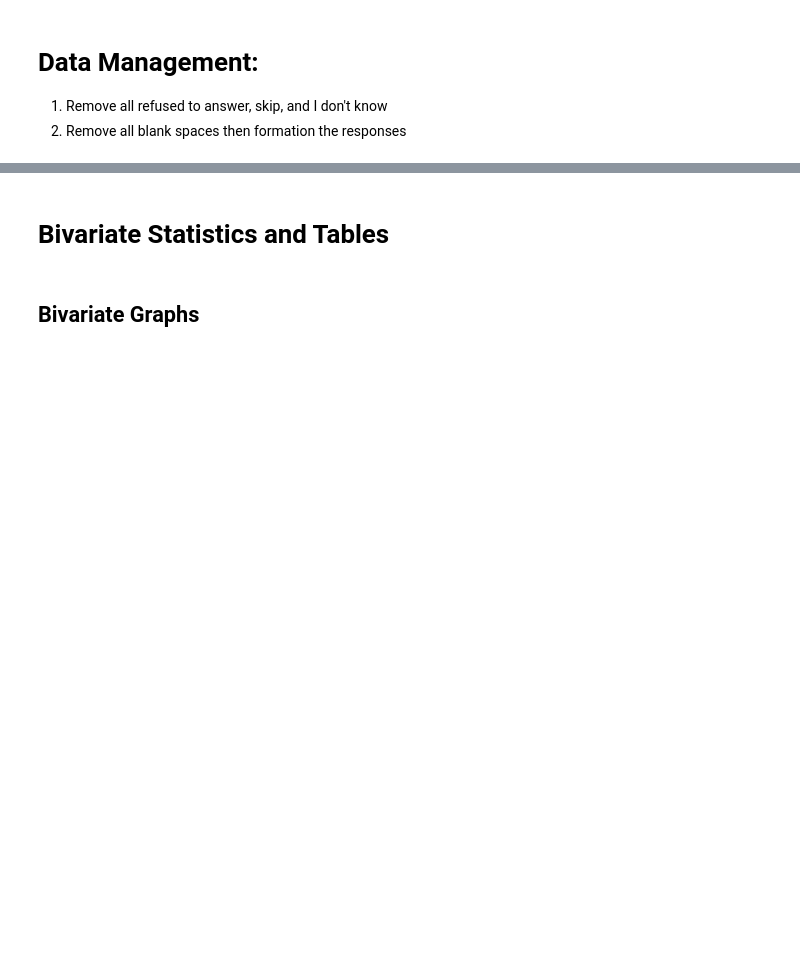
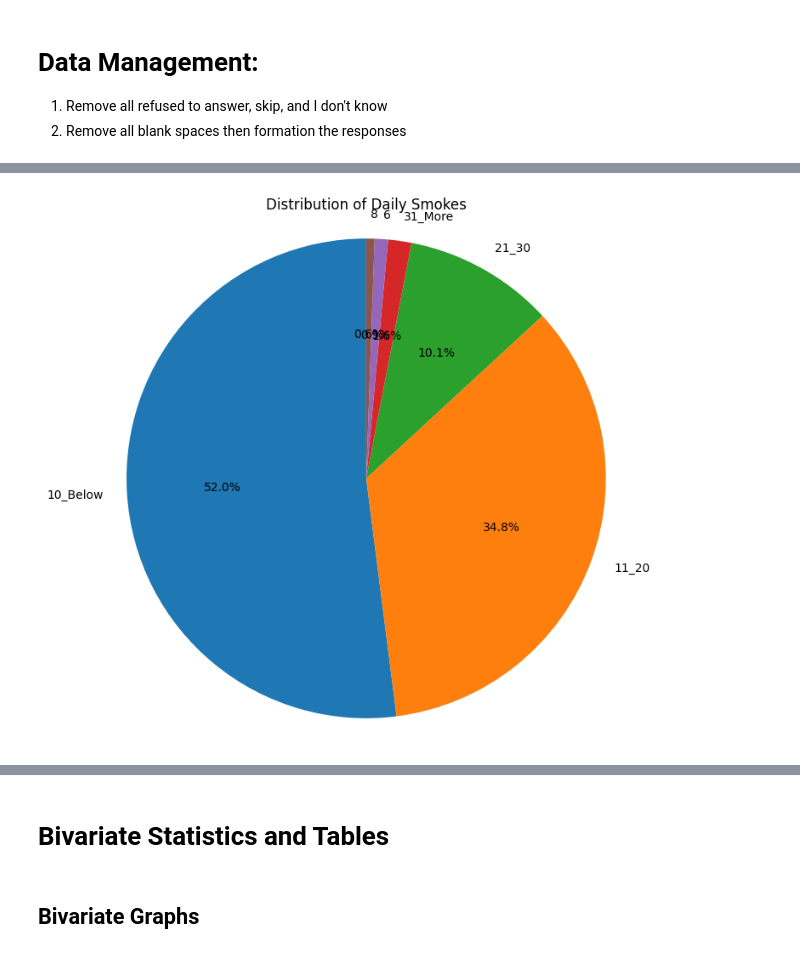
Before and after one commit to SageCas/Money-Expense-Report, a Jupyter notebook: Research_Question_1_(By_____________).ipynb, the cells around one changed output, grey strips where cells are left out. Drawn from its saved outputs; the diff is of its cells as text; code cells hidden in the pictures; blank space fills up the shorter version.

```diff
--- a/Research_Question_1_(By_____________).ipynb
+++ b/Research_Question_1_(By_____________).ipynb
@@ -30,0 +106,16 @@ Insert picture of variable 2 from research question:
+# %%
+# prompt: make a pie chart
+
+# Assuming 'df' and 'DAILY_SMOKES' column are already defined as in the previous code
+
+import matplotlib.pyplot as plt
+
+daily_smokes_counts = df['DAILY_SMOKES'].value_counts()
+
+plt.figure(figsize=(8, 8))
+plt.pie(daily_smokes_counts, labels=daily_smokes_counts.index, autopct='%1.1f%%', startangle=90)
+plt.title('Distribution of Daily Smokes')
+plt.axis('equal')  # Equal aspect ratio ensures that pie is drawn as a circle.
+plt.show()
+# %% [output]
+[figure, added]
```
Also changed, not shown: parts of 23 cells of this notebook.
